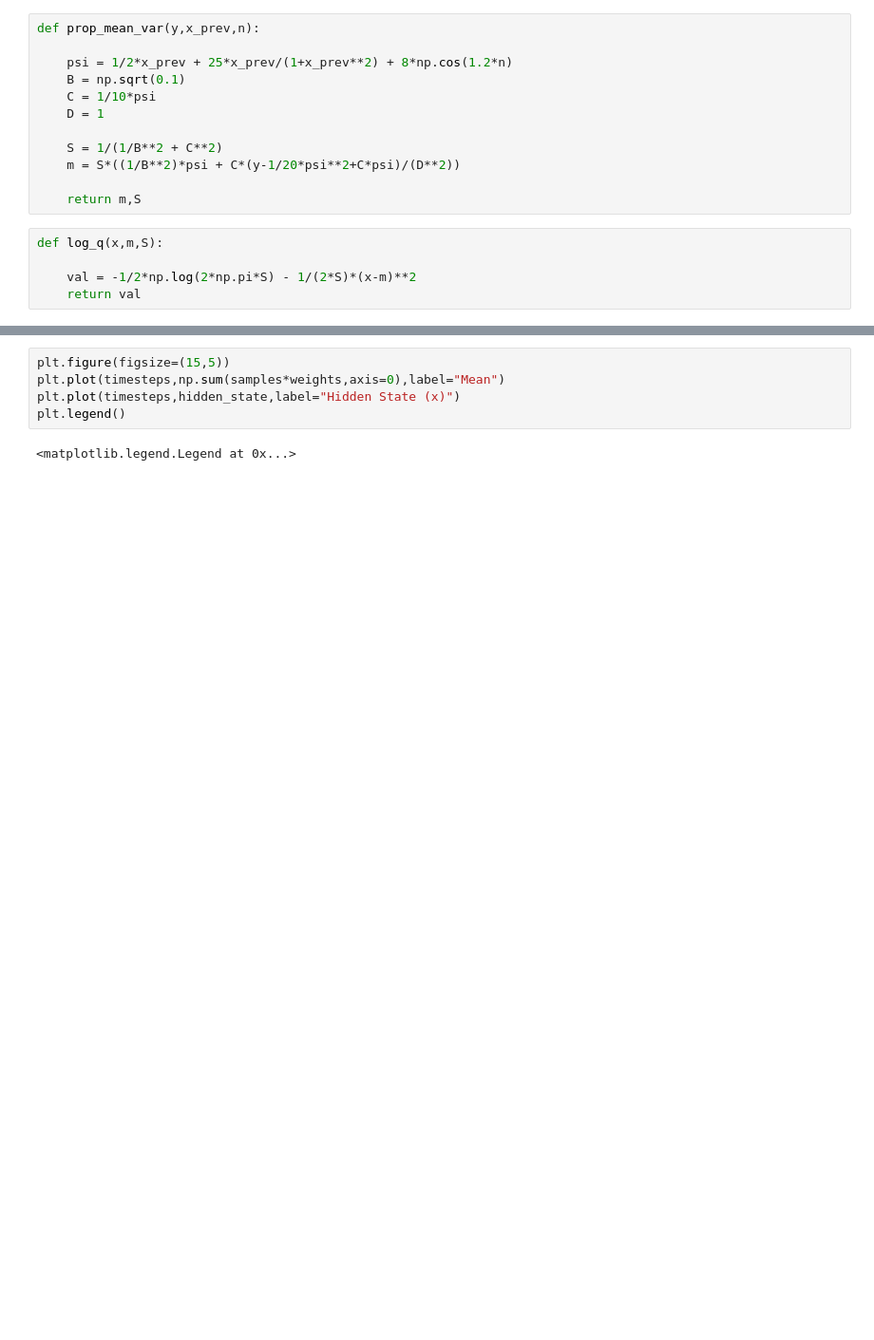
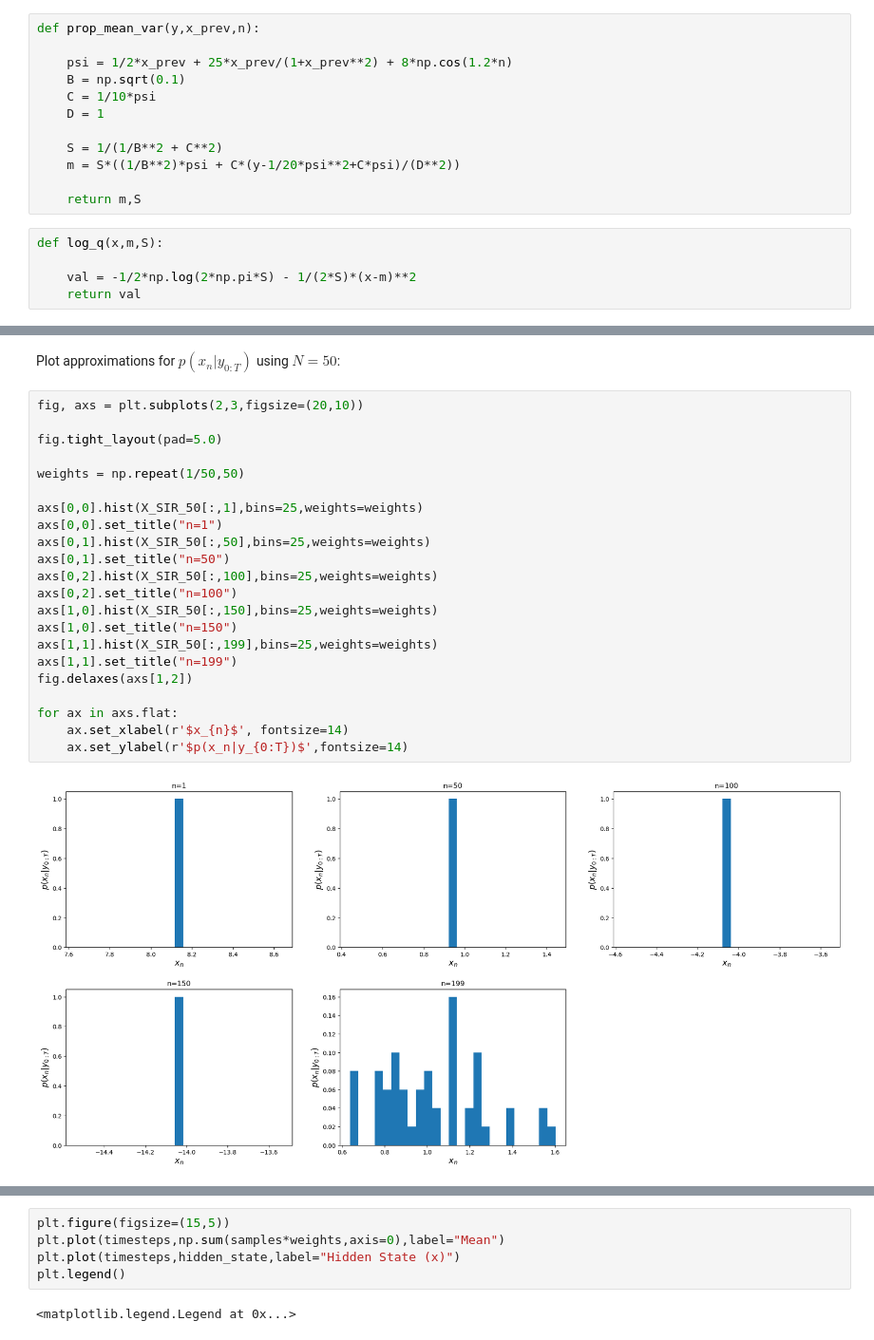
Before and after one commit to Gautam-Chauhan/Advanced-Simulation-Coursework, a Jupyter notebook: Q1.ipynb, the cells around one changed output, grey strips where cells are left out. Shown at 95% size. Cells and saved outputs as stored; diff of their text form; blank space fills up the shorter version.

```diff
--- a/Q1.ipynb
+++ b/Q1.ipynb
@@ -209,0 +298,26 @@ plt.hist(sample_200,bins=25,weights=weight_200)
+# %% [markdown]
+Plot approximations for $p(x_n|y_{0:T})$ using $N=50$:
+# %%
+fig, axs = plt.subplots(2,3,figsize=(20,10))
+
+fig.tight_layout(pad=5.0)
+
+weights = np.repeat(1/50,50)
+
+axs[0,0].hist(X_SIR_50[:,1],bins=25,weights=weights)
+axs[0,0].set_title("n=1")
+axs[0,1].hist(X_SIR_50[:,50],bins=25,weights=weights)
+axs[0,1].set_title("n=50")
+axs[0,2].hist(X_SIR_50[:,100],bins=25,weights=weights)
+axs[0,2].set_title("n=100")
+axs[1,0].hist(X_SIR_50[:,150],bins=25,weights=weights)
+axs[1,0].set_title("n=150")
+axs[1,1].hist(X_SIR_50[:,199],bins=25,weights=weights)
+axs[1,1].set_title("n=199")
+fig.delaxes(axs[1,2])
+
+for ax in axs.flat:
+    ax.set_xlabel(r'$x_{n}$', fontsize=14)
+    ax.set_ylabel(r'$p(x_n|y_{0:T})$',fontsize=14)
+# %% [output]
+[figure, added]
```
Also changed, not shown: parts of 67 cells of this notebook.
